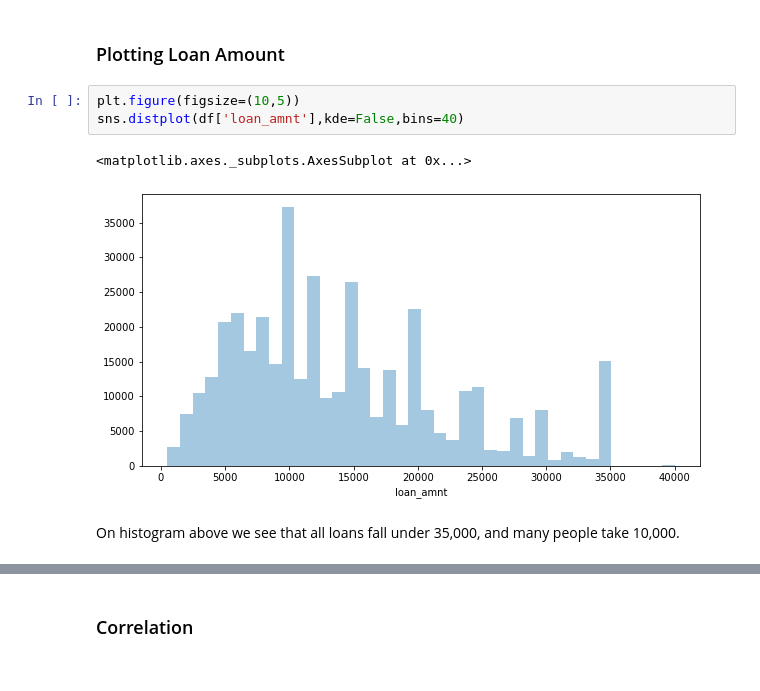
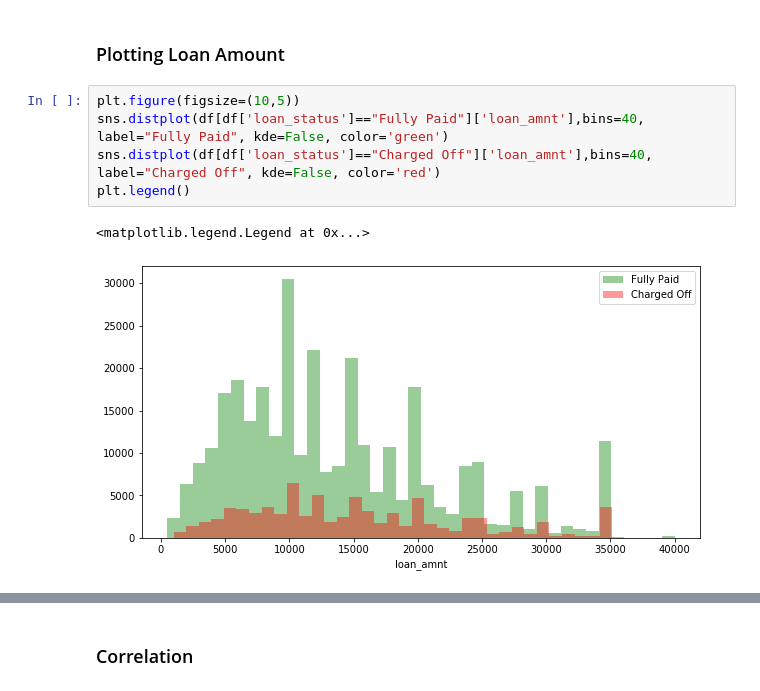
Before and after one commit to dwikifd/FinalProject, a Jupyter notebook: Final Project Dwiki - Lending Club.ipynb, the cells around one changed output, grey strips where cells are left out. Saved outputs shown, nothing was run; the diff lists cells and outputs as text.

```diff
--- a/Final Project Dwiki - Lending Club.ipynb
+++ b/Final Project Dwiki - Lending Club.ipynb
@@ -101,9 +185,9 @@ It is shown that 80% of borrower can fully pay back the loan, while the 20% othe
 ### Plotting Loan Amount
 # %%
 plt.figure(figsize=(10,5))
-sns.distplot(df['loan_amnt'],kde=False,bins=40)
+sns.distplot(df[df['loan_status']=="Fully Paid"]['loan_amnt'],bins=40, label="Fully Paid", kde=False, color='green')
+sns.distplot(df[df['loan_status']=="Charged Off"]['loan_amnt'],bins=40, label="Charged Off", kde=False, color='red')
+plt.legend()
 # %% [output]
-<matplotlib.axes._subplots.AxesSubplot at 0x...>
+<matplotlib.legend.Legend at 0x...>
-[figure, old version]
+[figure, new version]
-# %% [markdown]
-On histogram above we see that all loans fall under 35,000, and many people take 10,000.
```
Also changed, not shown: parts of 46 cells of this notebook.
